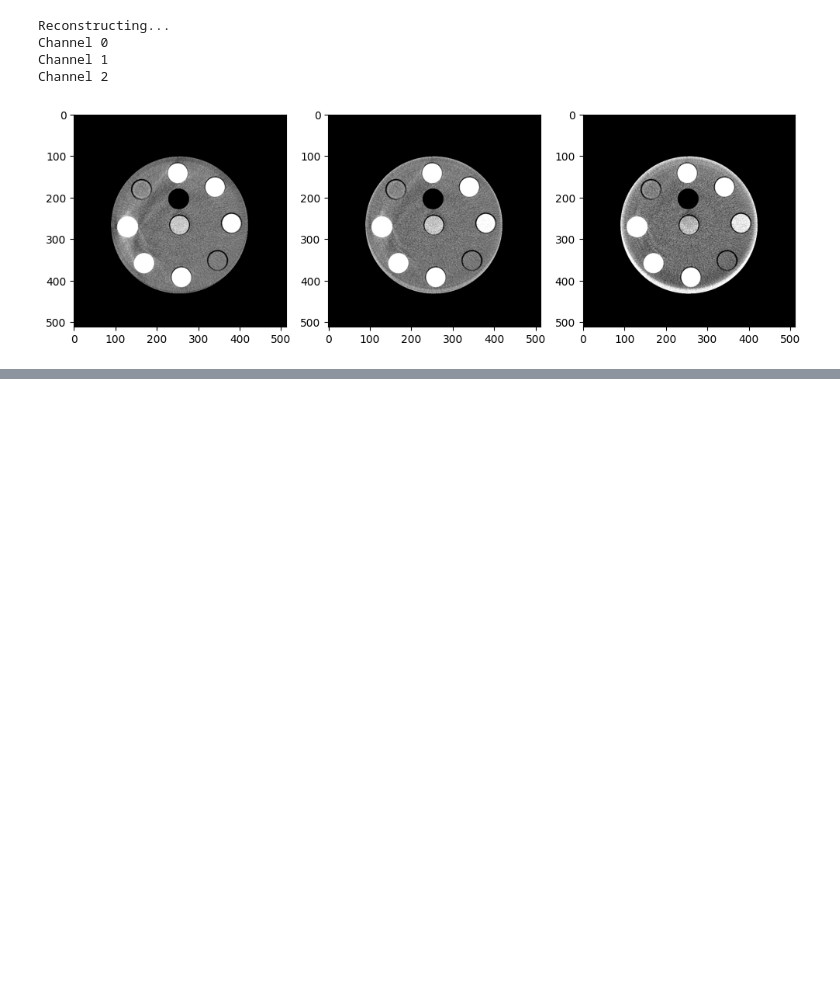
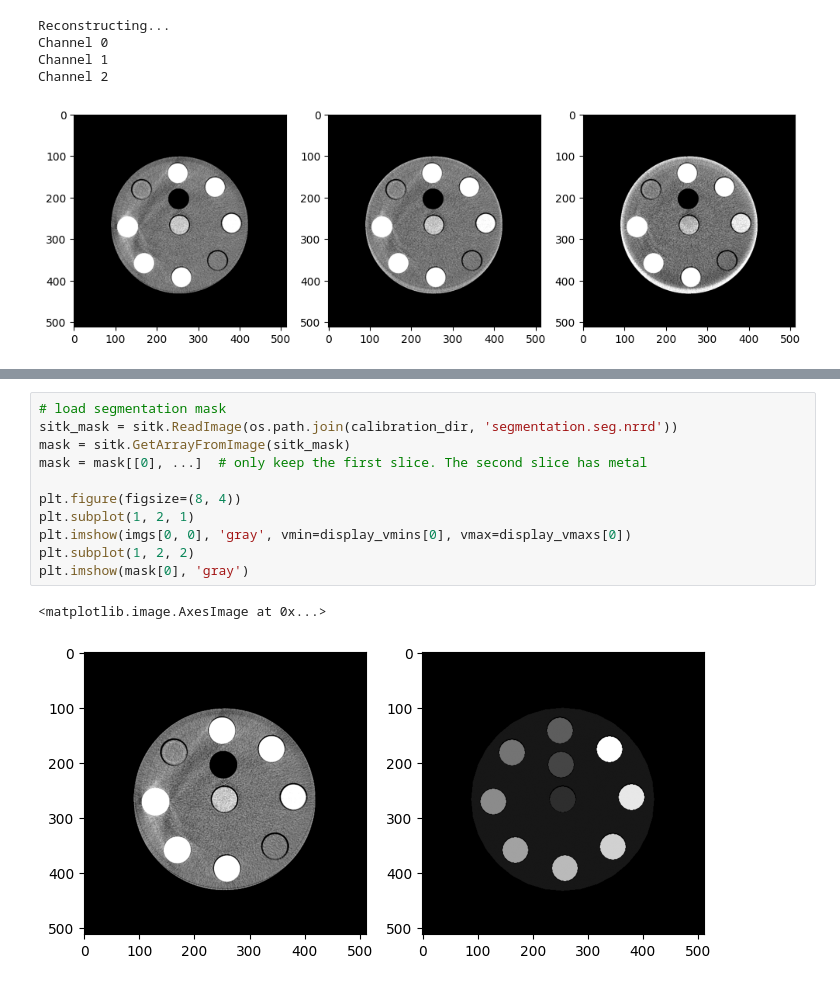
Before and after one commit to wudufan/pcct_md_diffusion, a Jupyter notebook: src/pcct_md_diffusion/md/post_correction_img/notebooks/post_correction_calibration_8_41.ipynb, the cells around one changed output, grey strips where cells are left out. Saved outputs shown, nothing was run; the diff lists cells and outputs as text; blank space fills up the shorter version.

```diff
--- a/src/pcct_md_diffusion/md/post_correction_img/notebooks/post_correction_calibration_8_41.ipynb
+++ b/src/pcct_md_diffusion/md/post_correction_img/notebooks/post_correction_calibration_8_41.ipynb
@@ -151,0 +159,14 @@ Reconstructing...
+# %%
+# load segmentation mask
+sitk_mask = sitk.ReadImage(os.path.join(calibration_dir, 'segmentation.seg.nrrd'))
+mask = sitk.GetArrayFromImage(sitk_mask)
+mask = mask[[0], ...]  # only keep the first slice. The second slice has metal
+
+plt.figure(figsize=(8, 4))
+plt.subplot(1, 2, 1)
+plt.imshow(imgs[0, 0], 'gray', vmin=display_vmins[0], vmax=display_vmaxs[0])
+plt.subplot(1, 2, 2)
+plt.imshow(mask[0], 'gray')
+# %% [output]
+<matplotlib.image.AxesImage at 0x...>
+[figure, added]
```
Also changed, not shown: parts of 10 cells of this notebook, 3 other files.
